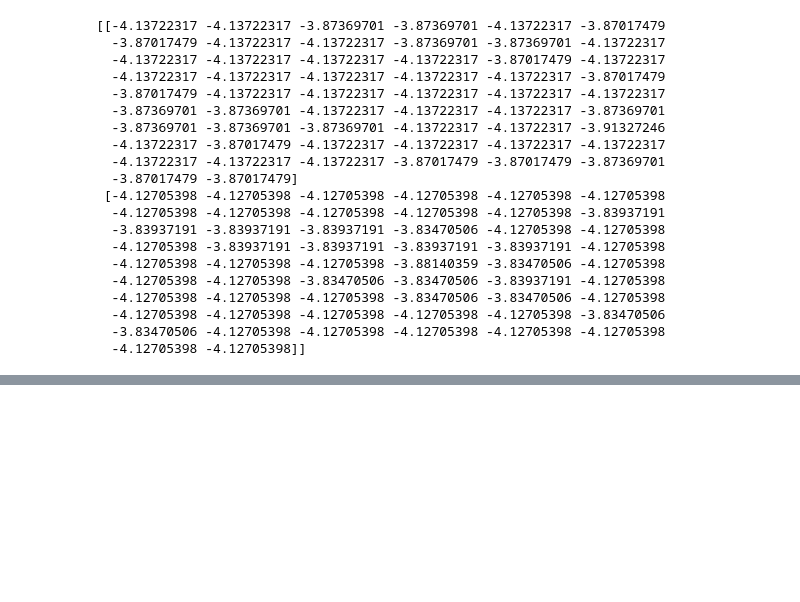
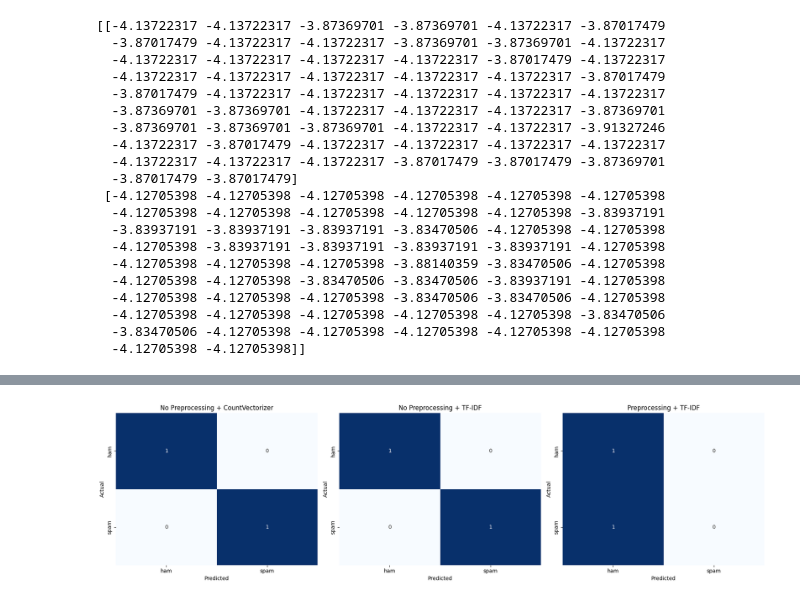
Before and after one commit to vishnusai2005/NAVIE_BYES_NLP, a Jupyter notebook: NLP_NAIVE_BYES_CLASSIFIER.ipynb, the cells around one changed output, grey strips where cells are left out. Saved outputs shown, nothing was run; the diff lists cells and outputs as text; code cells hidden in the pictures; blank space fills up the shorter version.

```diff
--- a/NLP_NAIVE_BYES_CLASSIFIER.ipynb
+++ b/NLP_NAIVE_BYES_CLASSIFIER.ipynb
@@ -292,0 +293,17 @@ weighted avg       0.98      0.98      0.98      1115
+# %%
+from nltk.corpus import stopwords
+import string
+stop_words = set(stopwords.words('english'))
+lemmatizer = WordNetLemmatizer()
+def clean_text(text):
+    text = text.lower()
+    text = re.sub(r'http\S+|www\s+|https\S+', '', text)
+    text = re.sub(r'\S+@\S+', '', text)
+    text = re.sub(r'\d+', '', text)
+
+    text = text .translate(str.maketrans('', '', string.punctuation))
+    tokens = text.split()
+    tokens = [lemmatizer.lemmatize(word) for word in tokens if word not in stop_words]
+    return ''.join(tokens)
+df['clean_text'] = df['text'].astype(str).apply(clean_text)
+print(df[['text', 'clean_text', 'label']].head())
@@ -292,0 +346,54 @@ weighted avg       0.98      0.98      0.98      1115
+# %%
+import seaborn as sns
+# Common splits for fair ablation
+X_train, X_test, y_train, y_test = train_test_split(
+    df['text'], df['label'], test_size=0.25, random_state=42, stratify=df['label']
+)
+
+X_train_prep, X_test_prep, y_train_prep, y_test_prep = train_test_split(
+    df['clean_text'], df['label'], test_size=0.25, random_state=42, stratify=df['label']
+)
+
+# 1. No Preproc + CountVectorizer
+count_vec = CountVectorizer(stop_words='english', max_features=2000)
+X_train_cv = count_vec.fit_transform(X_train)
+X_test_cv = count_vec.transform(X_test)
+
+model_cv = MultinomialNB().fit(X_train_cv, y_train)
+y_pred_cv = model_cv.predict(X_test_cv)
+cm_cv = confusion_matrix(y_test, y_pred_cv)
+
+
+
+
+tfidf_vec_np = TfidfVectorizer(ngram_range=(1,2), stop_words='english', max_features=2000)
+X_train_tfidf_np = tfidf_vec_np.fit_transform(X_train)
+X_test_tfidf_np = tfidf_vec_np.transform(X_test)
+model_tfidf_np = MultinomialNB().fit(X_train_tfidf_np, y_train)
+y_pred_tfidf_np = model_tfidf_np.predict(X_test_tfidf_np)
+cm_tfidf_np = confusion_matrix(y_test, y_pred_tfidf_np)
+
+# 3. Preproc + TF-IDF
+tfidf_vec_prep = TfidfVectorizer(ngram_range=(1,2), stop_words='english', max_features=2000)
+X_train_tfidf_prep = tfidf_vec_prep.fit_transform(X_train_prep)
+X_test_tfidf_prep = tfidf_vec_prep.transform(X_test_prep)
+model_tfidf_prep = MultinomialNB().fit(X_train_tfidf_prep, y_train_prep)
+y_pred_tfidf_prep = model_tfidf_prep.predict(X_test_tfidf_prep)
+cm_tfidf_prep = confusion_matrix(y_test_prep, y_pred_tfidf_prep)
+
+fig, axes = plt.subplots(1,3, figsize = (18,5))
+titles = [
+    'No Preprocessing + CountVectorizer',
+    'No Preprocessing + TF-IDF',
+    'Preprocessing + TF-IDF'
+]
+cms = [cm_cv, cm_tfidf_np, cm_tfidf_prep]
+for i , ax in enumerate(axes):
+    sns.heatmap(cms[i], annot = True, cmap = 'Blues', fmt = 'd', cbar = False,xticklabels = ['ham', 'spam'], yticklabels = ['ham', 'spam'], ax = ax)
+    ax.set_xlabel('Predicted')
+    ax.set_ylabel('Actual')
+    ax.set_title(titles[i])
+plt.tight_layout()
+plt.show()
+# %% [output]
+[figure, added]
```
Also changed, not shown: parts of 8 cells of this notebook.
